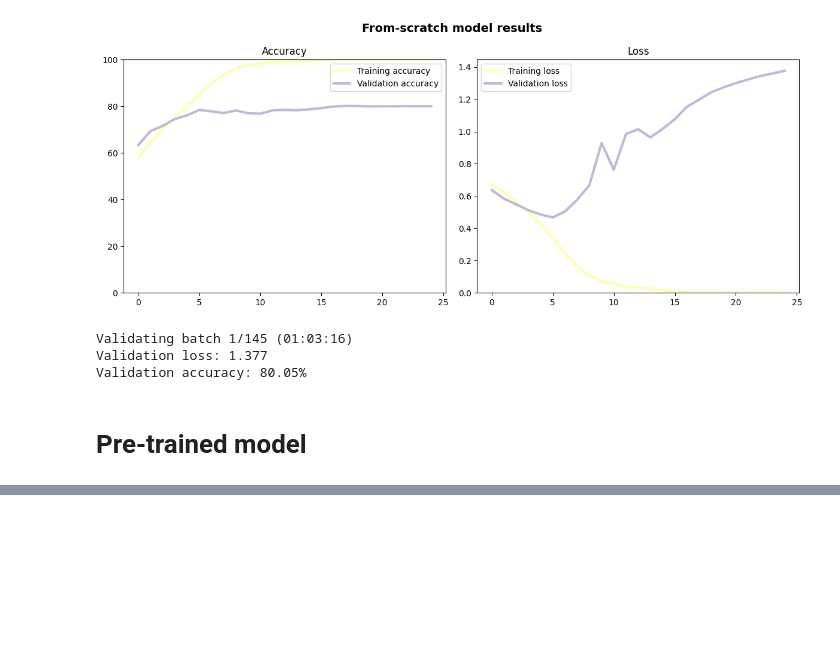
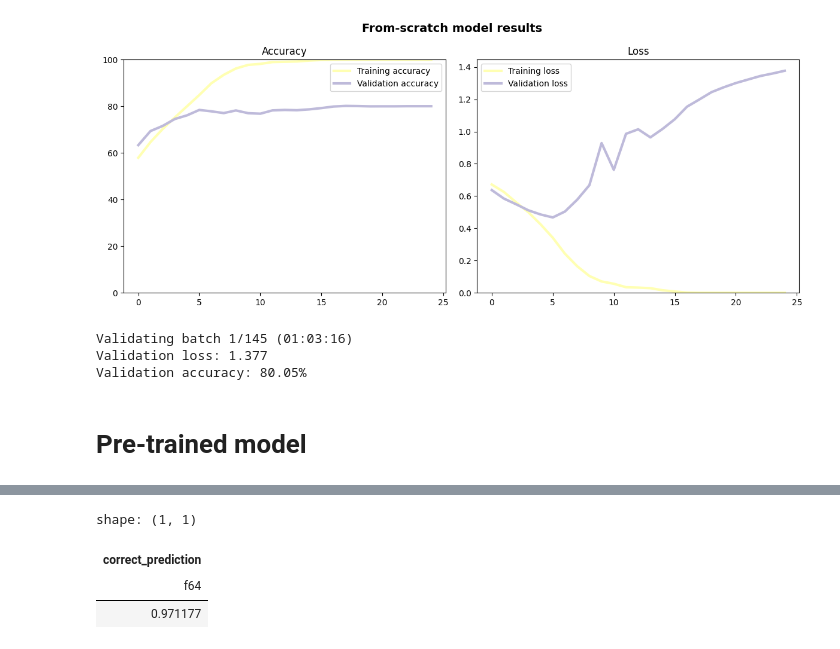
Before and after one commit to Breza/genderative_ai, a Jupyter notebook: Analysis/genderative_analysis.ipynb, the cells around one changed output, grey strips where cells are left out. Saved outputs shown, nothing was run; the diff lists cells and outputs as text; code cells hidden in the pictures; blank space fills up the shorter version.

```diff
--- a/Analysis/genderative_analysis.ipynb
+++ b/Analysis/genderative_analysis.ipynb
@@ -490,0 +544,7 @@ plot_training_progress(train_acc=resnet_train_epoch_accuracy,
+# %%
+exploration_results.select(pl.mean("correct_prediction"))
+# %% [output]
+shape: (1, 1)
+| correct_prediction |
+| f64 |
+| 0.971177 |
```
Also changed, not shown: parts of 18 cells of this notebook, 4 other files.
